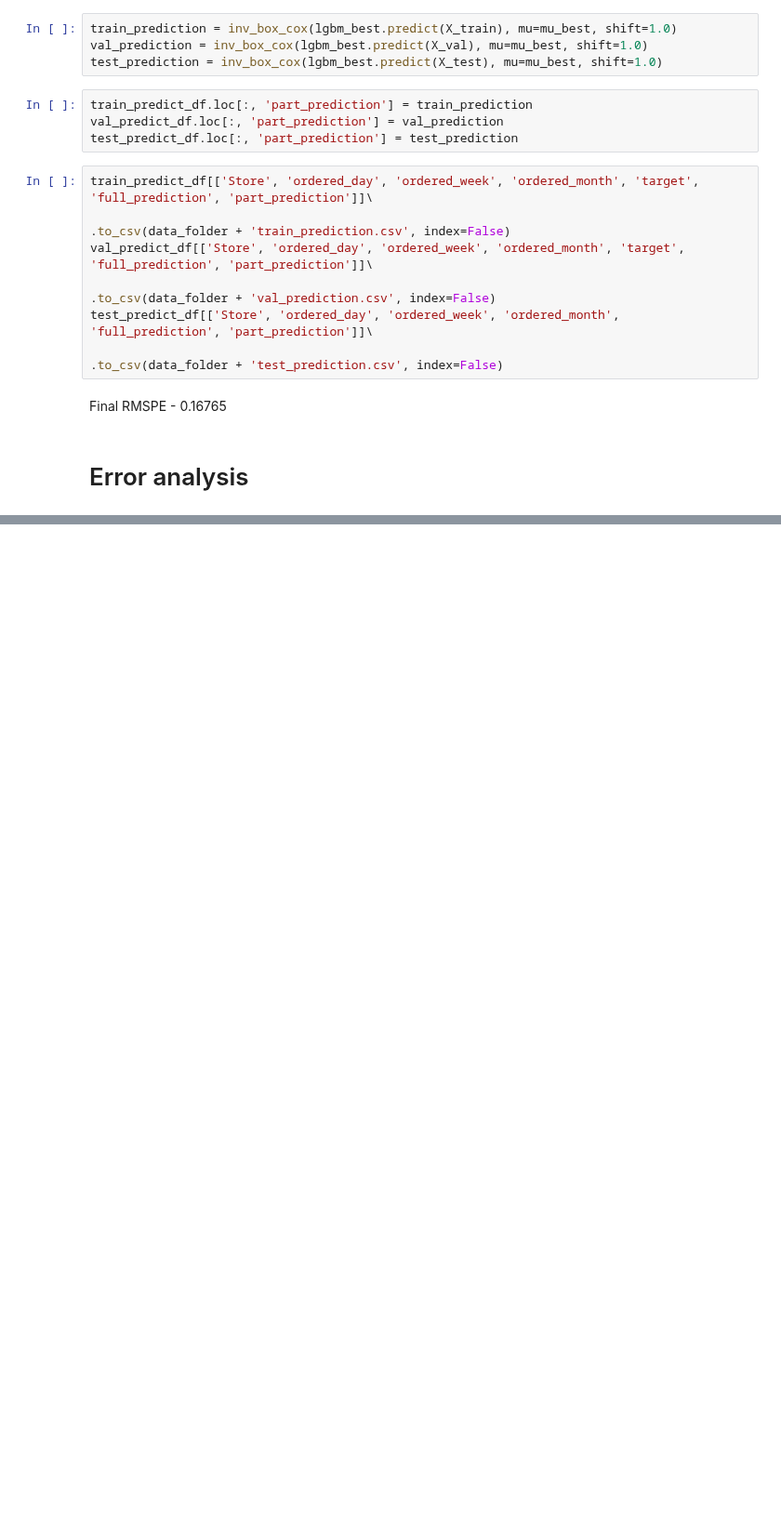
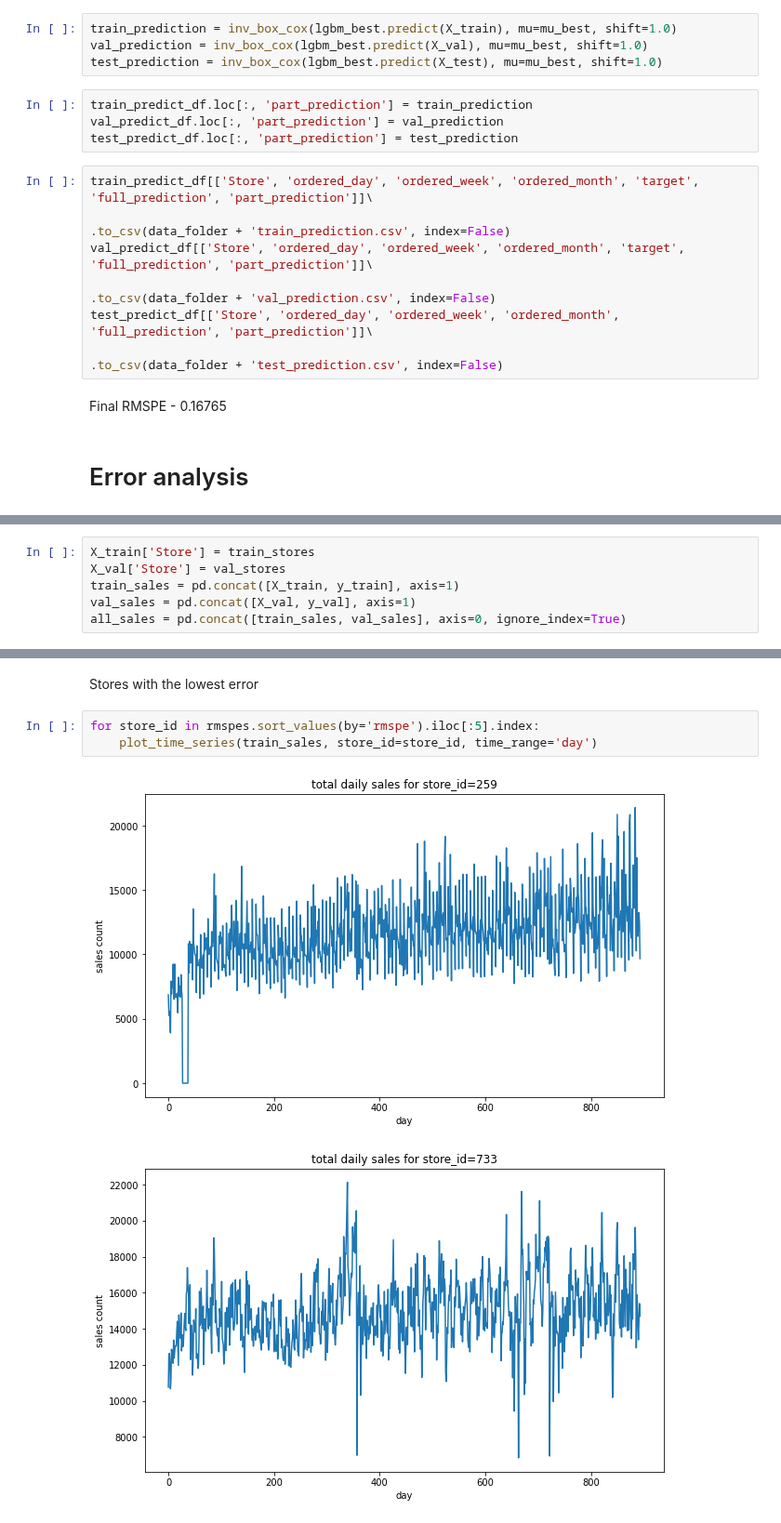
Before and after one commit to vkhmara/EPAM-Internship, a Jupyter notebook: Rossmann Store Sales/Experiments.ipynb, the cells around one changed output, grey strips where cells are left out. Shown at 93% size. Drawn from its saved outputs; the diff is of its cells as text; blank space fills up the shorter version.

```diff
--- a/Rossmann Store Sales/Experiments.ipynb
+++ b/Rossmann Store Sales/Experiments.ipynb
@@ -499,0 +500,6 @@ IN PROGRESS
+# %%
+X_train['Store'] = train_stores
+X_val['Store'] = val_stores
+train_sales = pd.concat([X_train, y_train], axis=1)
+val_sales = pd.concat([X_val, y_val], axis=1)
+all_sales = pd.concat([train_sales, val_sales], axis=0, ignore_index=True)
@@ -499,0 +553,8 @@ IN PROGRESS
+# %% [markdown]
+Stores with the lowest error
+# %%
+for store_id in rmspes.sort_values(by='rmspe').iloc[:5].index:
+    plot_time_series(train_sales, store_id=store_id, time_range='day')
+# %% [output]
+[figure, added]
+[figure, added]
```
Also changed, not shown: parts of 16 cells of this notebook, 2 other files.
